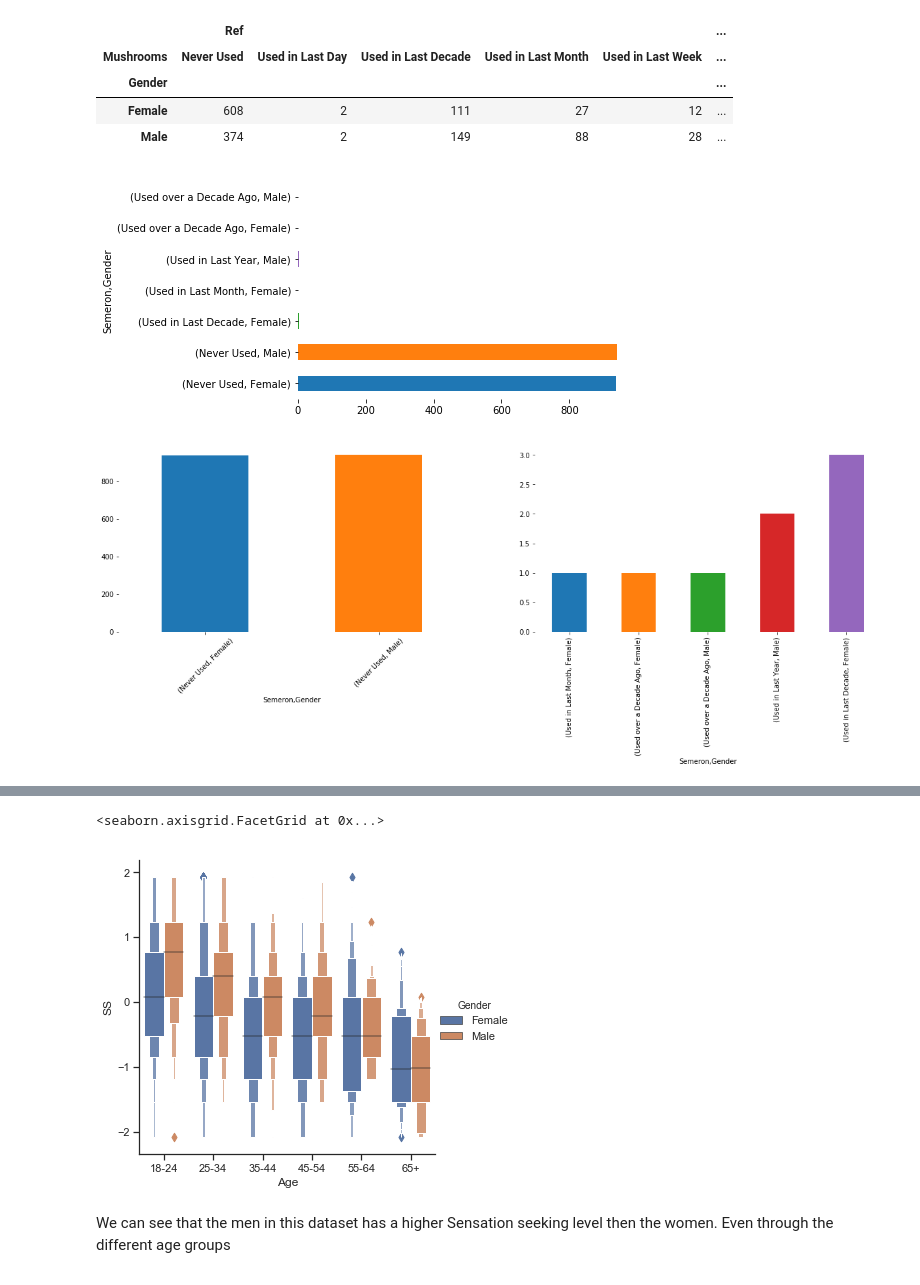
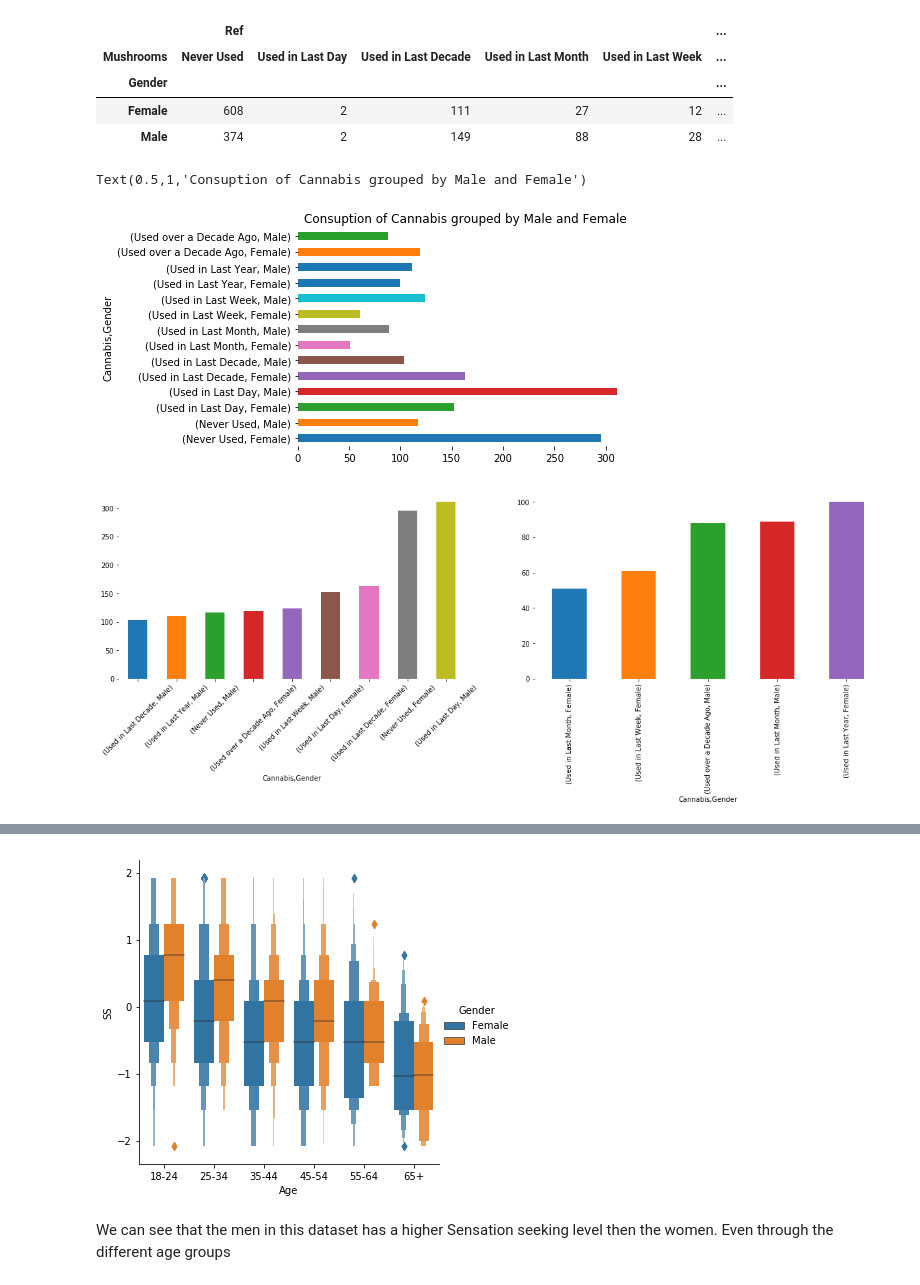
Before and after one commit to FearlessClock/PythonDataAnalyste, a Jupyter notebook: Drug consumption.ipynb, the cells around one changed output, grey strips where cells are left out. Cells and saved outputs as stored; diff of their text form; code cells hidden in the pictures.

```diff
--- a/Drug consumption.ipynb
+++ b/Drug consumption.ipynb
@@ -121,7 +195,7 @@ Int64Index([ 0,  1,  2,  3,  4,  5,  6,  7,  8,  9, 10, 11, 12, 13, 14, 15, 16,
             17, 18, 19, 20, 21, 22, 23, 24, 25, 26, 27, 28, 29, 30, 31],
            dtype='int64')
 # %%
-nouvelles_columns = ['Ref', 'Age', 'Gender', 'Education', 'Country', 'Ethnicity', 'Nscore', 'Escore', 'Oscore', 'Ascore', 'Cscore', 'Impulsive', 'SS', 'Alcohol', 'Amphet', 'Amyl', 'Benzos', 'Caff', 'Cannabis', 'Choc', 'Coke', 'Crack', 'Ecstasy',  'Heroin', 'Ketamine', 'Legalh', 'LSD', 'Meth', 'Mushrooms', 'Nicotine', 'Semeron', 'VSA']
+nouvelles_columns = ['Ref', 'Age', 'Gender', 'Education', 'Country', 'Ethnicity', 'Nscore', 'Escore', 'Oscore', 'Ascore', 'Cscore', 'Impulsive', 'SS', 'Alcohol', 'Amphet', 'Amyl', 'Benzos', 'Caffeine', 'Cannabis', 'Choc', 'Coke', 'Crack', 'Ecstasy',  'Heroin', 'Ketamine', 'Legalh', 'LSD', 'Meth', 'Mushrooms', 'Nicotine', 'Semeron', 'VSA']
 # %%
 list(zip(nouvelles_columns, drugs.columns))
 # %% [output]
@@ -265,7 +339,7 @@ ClassValue
  'CL5': 'Used in Last Week',
  'CL6': 'Used in Last Day'}
 # %%
-listOfDrugs = ["Alcohol", "Amphet", "Amyl", "Benzos", "Caff",
+listOfDrugs = ["Alcohol", "Amphet", "Amyl", "Benzos", "Caffeine",
                "Cannabis", "Choc", "Coke", "Crack", "Ecstasy", "Heroin", "Ketamine", "Legalh",
                "LSD", "Meth", "Mushrooms", "Nicotine", "Semeron", "VSA"]
 # %%
@@ -420,12 +508,14 @@ tab
 | Male | 374 | 2 | 149 | 88 | 28 | ... |
 # %%
 title = ""
-to_plot = drugs.groupby(["Semeron", "Gender"])["Ref"].count()
+to_plot = drugs.groupby(["Cannabis", "Gender"])["Ref"].count()
 #barh :
 ax = to_plot.plot.barh(title=title)
 despine_ax(ax)
+ax.set_title("Consuption of Cannabis grouped by Male and Female")
 # %% [output]
+Text(0.5,1,'Consuption of Cannabis grouped by Male and Female')
-[figure, old version]
+[figure, new version]
 # %%
 plt.figure(1, figsize=(20,5))
 
@@ -439,7 +529,7 @@ title = ""
 to_plot.sort_values()[:5].plot.bar(title=title, rot=90, ax=ax)
 despine_ax(ax)
 # %% [output]
-[figure, old version]
+[figure, new version]
 # %%
 drugs.groupby(["Meth", "Gender"])["Ref"].count()
 # %% [output]
@@ -463,8 +553,7 @@ Name: Ref, dtype: int64
 plot = sns.catplot(x="Age", y="SS", hue="Gender", kind="boxen",
             data=drugs.sort_values("Age"));
 # %% [output]
-<seaborn.axisgrid.FacetGrid at 0x...>
-[figure, old version]
+[figure, new version]
 # %% [markdown]
 We can see that the men in this dataset has a higher Sensation seeking level then the women. Even through the different age groups
 # %%
```
Also changed, not shown: parts of 60 cells of this notebook.
